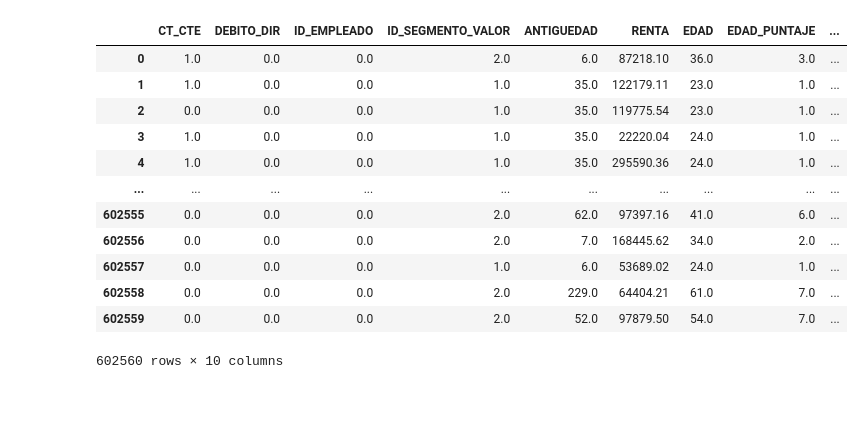
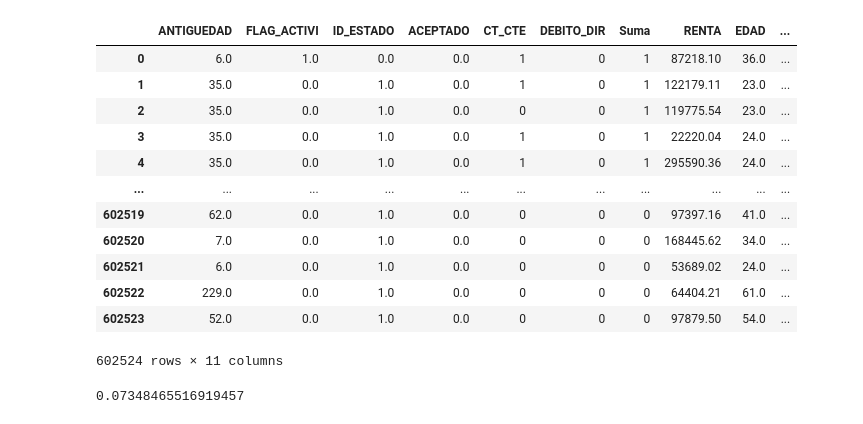
Before and after one commit to Mgagol/Casptone, a Jupyter notebook: Random_Forest.ipynb, the cells around one changed output. Cells and saved outputs as stored; diff of their text form; code cells hidden in the pictures.

Commit message:
Entrega para informe final

```diff
--- a/Random_Forest.ipynb
+++ b/Random_Forest.ipynb
@@ -16,36 +41,29 @@ import graphviz
 # %%
 #carga los datos
-tabla_final = pd.read_csv('Tabla_final_colab.csv', sep = ",")
-
-
-## Se borran columnas irrelevantes ##
-tabla_final = tabla_final.drop('FECHA_DATO', axis=1)
-tabla_final = tabla_final.drop('FECHA_PROCESO', axis=1)
-tabla_final = tabla_final.drop('ID_PROD', axis=1)
-tabla_final = tabla_final.drop('FLAG_PREAP', axis=1)
+tabla_final = pd.read_csv('correlaciones/tabla_entrega_final.csv', sep = ",")
 
 ## Definimos una tabla con los id de clientes
 ## Para luego poeder funtarla con las prob ##
 ## Si se queda se considera como parametro ##
 tabla_con_id_cliente = tabla_final
 
 tabla_final = tabla_final.drop('ID_CLIENTE', axis=1)
 #visualizamos los datos
 tabla_final
 # %% [output]
-|  | CT_CTE | DEBITO_DIR | ID_EMPLEADO | ID_SEGMENTO_VALOR | ANTIGUEDAD | RENTA | EDAD | EDAD_PUNTAJE | ... |
-| 0 | 1.0 | 0.0 | 0.0 | 2.0 | 6.0 | 87218.10 | 36.0 | 3.0 | ... |
-| 1 | 1.0 | 0.0 | 0.0 | 1.0 | 35.0 | 122179.11 | 23.0 | 1.0 | ... |
-| 2 | 0.0 | 0.0 | 0.0 | 1.0 | 35.0 | 119775.54 | 23.0 | 1.0 | ... |
-| 3 | 1.0 | 0.0 | 0.0 | 1.0 | 35.0 | 22220.04 | 24.0 | 1.0 | ... |
-| 4 | 1.0 | 0.0 | 0.0 | 1.0 | 35.0 | 295590.36 | 24.0 | 1.0 | ... |
-| ... | ... | ... | ... | ... | ... | ... | ... | ... | ... |
-| 602555 | 0.0 | 0.0 | 0.0 | 2.0 | 62.0 | 97397.16 | 41.0 | 6.0 | ... |
-| 602556 | 0.0 | 0.0 | 0.0 | 2.0 | 7.0 | 168445.62 | 34.0 | 2.0 | ... |
-| 602557 | 0.0 | 0.0 | 0.0 | 1.0 | 6.0 | 53689.02 | 24.0 | 1.0 | ... |
-| 602558 | 0.0 | 0.0 | 0.0 | 2.0 | 229.0 | 64404.21 | 61.0 | 7.0 | ... |
-| 602559 | 0.0 | 0.0 | 0.0 | 2.0 | 52.0 | 97879.50 | 54.0 | 7.0 | ... |
+|  | ANTIGUEDAD | FLAG_ACTIVI | ID_ESTADO | ACEPTADO | CT_CTE | DEBITO_DIR | Suma | RENTA | EDAD | ... |
+| 0 | 6.0 | 1.0 | 0.0 | 0.0 | 1 | 0 | 1 | 87218.10 | 36.0 | ... |
+| 1 | 35.0 | 0.0 | 1.0 | 0.0 | 1 | 0 | 1 | 122179.11 | 23.0 | ... |
+| 2 | 35.0 | 0.0 | 1.0 | 0.0 | 0 | 0 | 1 | 119775.54 | 23.0 | ... |
+| 3 | 35.0 | 0.0 | 1.0 | 0.0 | 1 | 0 | 1 | 22220.04 | 24.0 | ... |
+| 4 | 35.0 | 0.0 | 1.0 | 0.0 | 1 | 0 | 1 | 295590.36 | 24.0 | ... |
+| ... | ... | ... | ... | ... | ... | ... | ... | ... | ... | ... |
+| 602519 | 62.0 | 0.0 | 1.0 | 0.0 | 0 | 0 | 0 | 97397.16 | 41.0 | ... |
+| 602520 | 7.0 | 0.0 | 1.0 | 0.0 | 0 | 0 | 0 | 168445.62 | 34.0 | ... |
+| 602521 | 6.0 | 0.0 | 1.0 | 0.0 | 0 | 0 | 0 | 53689.02 | 24.0 | ... |
+| 602522 | 229.0 | 0.0 | 1.0 | 0.0 | 0 | 0 | 0 | 64404.21 | 61.0 | ... |
+| 602523 | 52.0 | 0.0 | 1.0 | 0.0 | 0 | 0 | 0 | 97879.50 | 54.0 | ... |
-602560 rows × 10 columns
+602524 rows × 11 columns
 # %%
 # Split the data into features (X) and target (y)
 X = tabla_final.drop('ACEPTADO', axis=1)
@@ -118,0 +74,4 @@ X_train, X_test, y_train, y_test = train_test_split(X, y, test_size=0.2)
+# %%
+len(y_train[y_train == 1]) / len(y_train)
+# %% [output]
+0.07348465516919457
```
Also changed, not shown: parts of 21 cells of this notebook, 8 other files.
